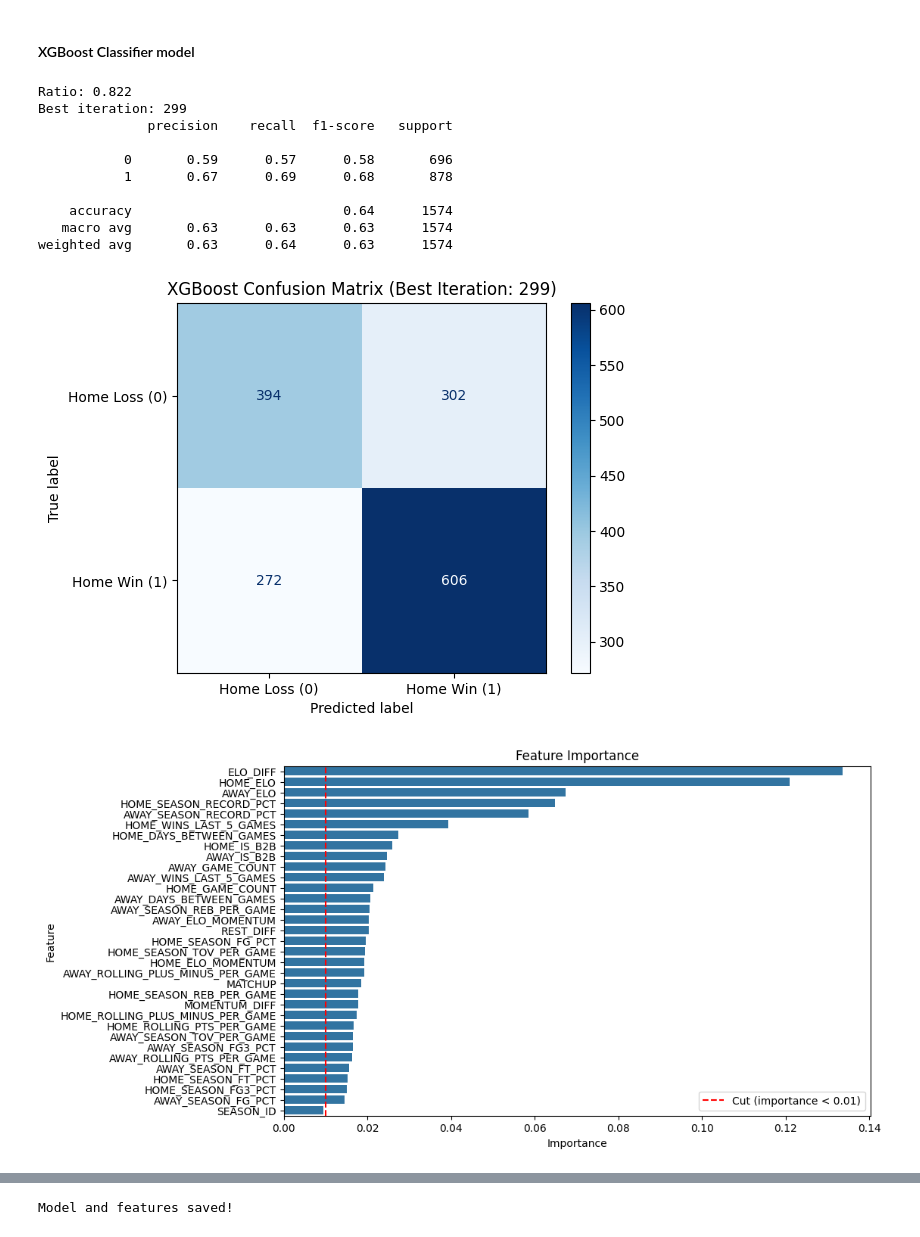
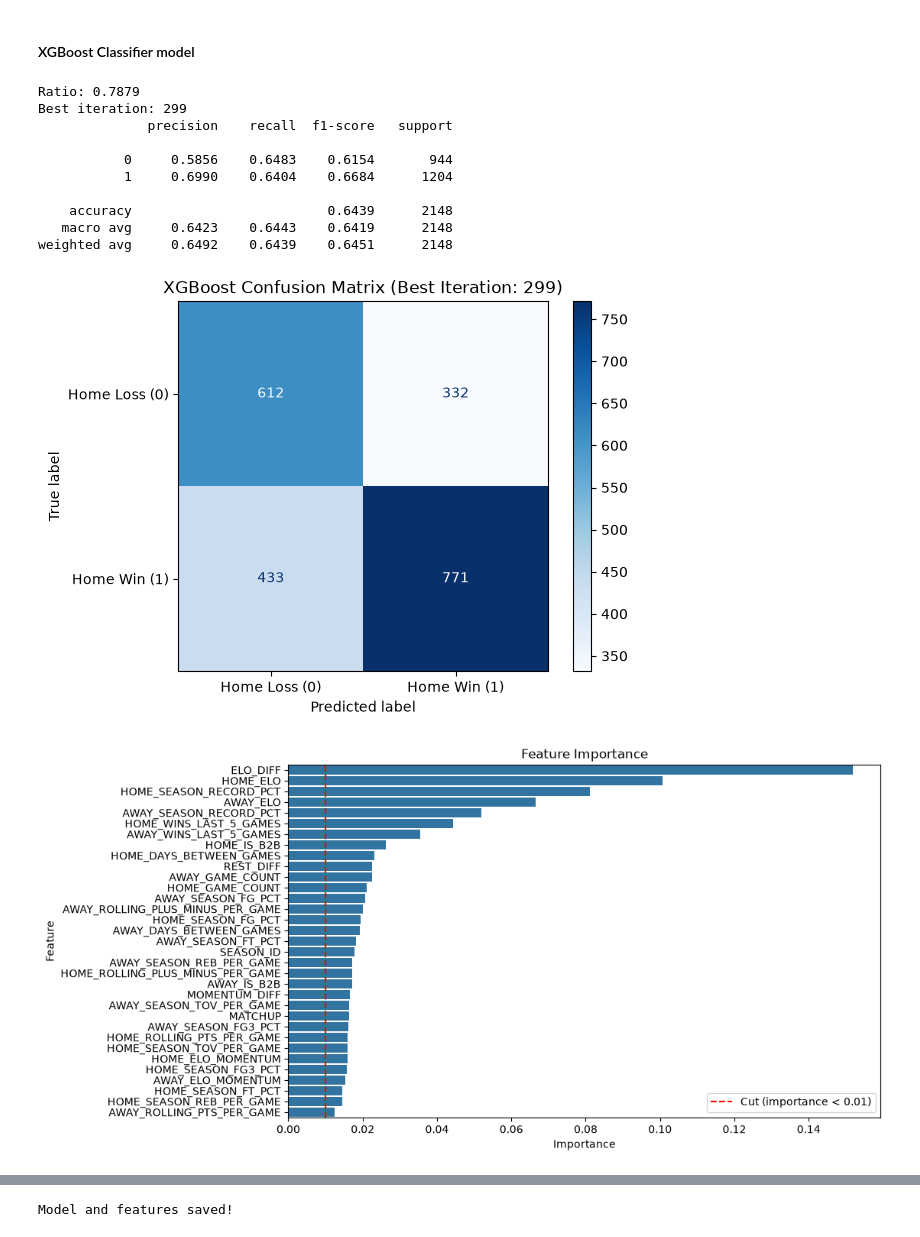
Before and after one commit to BorniaPedro/NBA-game-predictor, a Jupyter notebook: notebooks/game_predictor.ipynb, the cells around one changed output, grey strips where cells are left out. Cells and saved outputs as stored; diff of their text form; code cells hidden in the pictures.

```diff
--- a/notebooks/game_predictor.ipynb
+++ b/notebooks/game_predictor.ipynb
@@ -12,8 +13,8 @@ from datetime import datetime
 from xgboost import XGBClassifier
 import joblib
 # %%
-# NBA API - Get NBA games data from 2017-18 season to today
-date_from = '2017-10-1'
+# NBA API - Get NBA games data from 2015-16 season to today
+date_from = '2015-10-1'
 date_to = datetime.today().strftime('%Y-%m-%d')
 
 gamefinder = leaguegamefinder.LeagueGameFinder(date_from_nullable=date_from, date_to_nullable=date_to)
@@ -29,7 +30,7 @@ games_df = gamefinder.get_data_frames()[0]
 df = games_df[games_df['SEASON_ID'].astype(str).str.startswith('2')]
 
 # Save the DataFrame to a Parquet file for future use
-df.to_parquet('../dataframes/nba_games_2017_today.parquet', index=False)
+df.to_parquet('../dataframes/nba_games_2015_to_today.parquet', index=False)
 pd.set_option('display.max_columns', None)
 # %% [markdown]
 #### Random Forest Classifier for Game Outcome Prediction (without feature engineering)
@@ -124,7 +125,7 @@ pd.set_option('display.max_columns', None)
 
 # Feature Engineering
 
-df_main = pd.read_parquet('../dataframes/nba_games_2017_today.parquet')
+df_main = pd.read_parquet('../dataframes/nba_games_2015_to_today.parquet')
 df_main = df_main.sort_values(by=['SEASON_ID', 'TEAM_ID', 'GAME_DATE'])
 season_grouped = df_main.groupby(['SEASON_ID', 'TEAM_ID'])
 
@@ -240,8 +241,8 @@ def add_elo(df):
     elo_dict = {}
     last_season_dict = {}
 
-    k_factor = 40
-    retention_rate = 0.75
+    k_factor = 45
+    retention_rate = 0.65
 
     home_elo_before = []
     away_elo_before = []
@@ -544,7 +545,7 @@ y = df_games['HOME_WIN']
 X_train, X_test, y_train, y_test = train_test_split(X, y, test_size=0.2, random_state=42)
 
 ratio = float(np.sum(y_train == 0)) / np.sum(y_train == 1)
-print(f"Ratio: {ratio:.3f}")
+print(f"Ratio: {ratio:.4f}")
 
 xgb_model = XGBClassifier(
     n_estimators=300,
@@ -556,41 +557,57 @@ xgb_model = XGBClassifier(
     random_state=42,
     n_jobs=-1,
     early_stopping_rounds=50
 )
 
 xgb_model.fit(
     X_train,
     y_train,
     eval_set=[(X_test, y_test)],
     verbose=False
 )
 
 print(f"Best iteration: {xgb_model.best_iteration}")
 
 y_pred_xgb = xgb_model.predict(X_test)
 
 proba_xgb = xgb_model.predict_proba(X_test)[:, 1]
 
-print(classification_report(y_test, y_pred_xgb))
+print(classification_report(
+    y_test,
+    y_pred_xgb,
+    digits=4
+))
 
 # Plot confusion matrix
 cm = confusion_matrix(y_test, y_pred_xgb)
 disp = ConfusionMatrixDisplay(confusion_matrix=cm, display_labels=['Home Loss (0)', 'Home Win (1)'])
 disp.plot(cmap='Blues', values_format='d')
 plt.title(f"XGBoost Confusion Matrix (Best Iteration: {xgb_model.best_iteration})")
 plt.show()
+
+# Current best results
+# Ratio: 0.7879
+# Best iteration: 299
+#               precision    recall  f1-score   support
+
+#            0     0.5856    0.6483    0.6154       944
+#            1     0.6990    0.6404    0.6684      1204
+
+#     accuracy                         0.6439      2148
+#    macro avg     0.6423    0.6443    0.6419      2148
+# weighted avg     0.6492    0.6439    0.6451      2148
 # %% [output]
-Ratio: 0.822
+Ratio: 0.7879
 Best iteration: 299
               precision    recall  f1-score   support
 
-           0       0.59      0.57      0.58       696
-           1       0.67      0.69      0.68       878
+           0     0.5856    0.6483    0.6154       944
+           1     0.6990    0.6404    0.6684      1204
 
-    accuracy                           0.64      1574
-   macro avg       0.63      0.63      0.63      1574
-weighted avg       0.63      0.64      0.63      1574
+    accuracy                         0.6439      2148
+   macro avg     0.6423    0.6443    0.6419      2148
+weighted avg     0.6492    0.6439    0.6451      2148
-[figure, old version]
+[figure, new version]
 # %%
 # Feature importance
 importances = xgb_model.feature_importances_
@@ -604,7 +621,7 @@ plt.title('Feature Importance')
 plt.legend()
 plt.show()
 # %% [output]
-[figure, old version]
+[figure, new version]
 # %%
 df_results = pd.DataFrame({
     'Actual': y_test,
```
Also changed, not shown: parts of 5 cells of this notebook, 1 other file.
